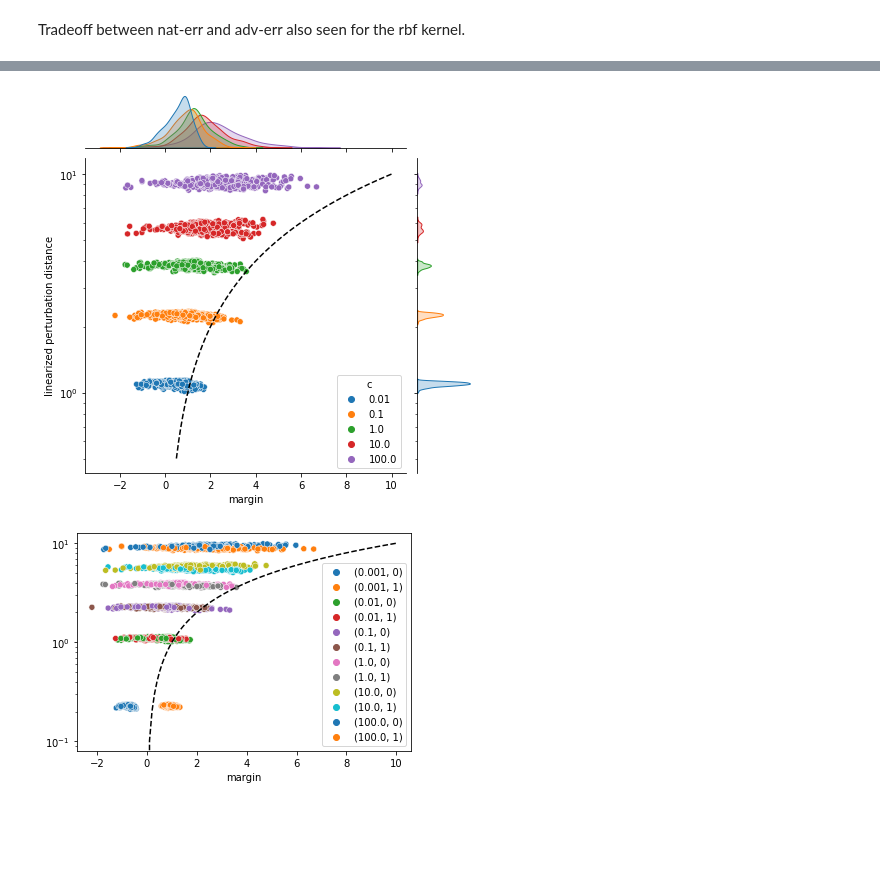
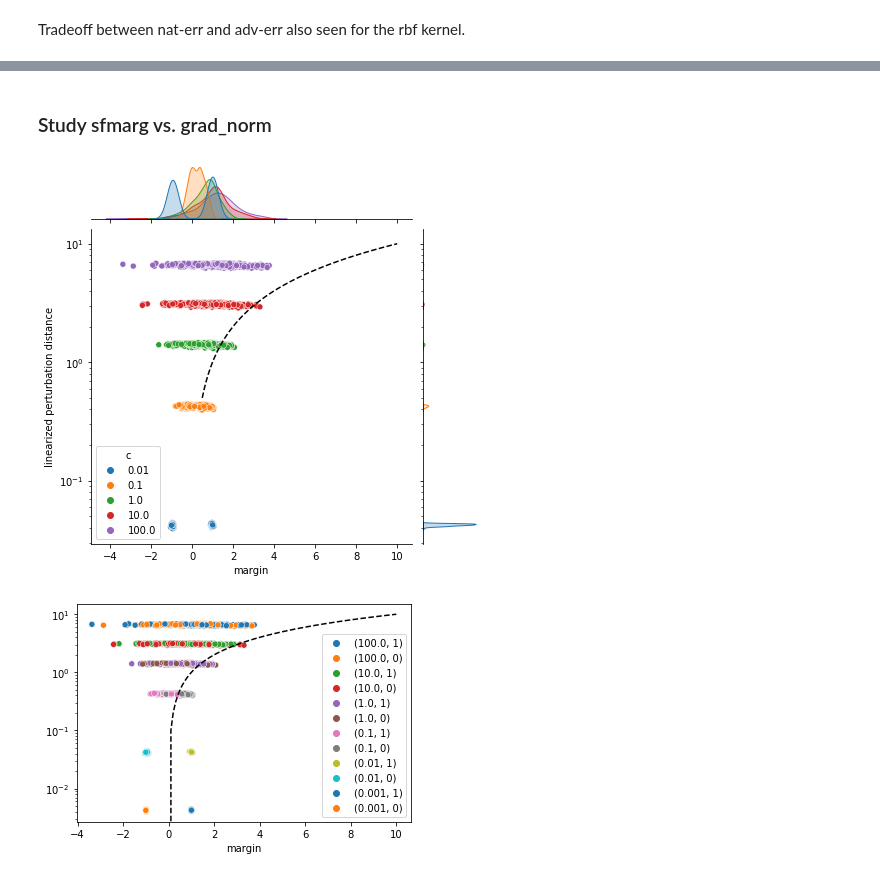
Before and after one commit to GilgameshxZero/adversarial-ntks, a Jupyter notebook: notebooks/svm/svm-tradeoff.ipynb, the cells around one changed output, grey strips where cells are left out. Cells and saved outputs as stored; diff of their text form; code cells hidden in the pictures; blank space fills up the shorter version.

Commit message:
Some very interesting results!

```diff
--- a/notebooks/svm/svm-tradeoff.ipynb
+++ b/notebooks/svm/svm-tradeoff.ipynb
@@ -116,6 +119,8 @@ def eval_ds(
 ) -> Dict:
     res_dict = dict(
         ds_name=ds.name,
+        xs=ds.xs,
+        ys=ds.ys,
     )
 
     res_dict["accs"] = accs_by_cls(clf=clf, ds=ds)
@@ -162,7 +167,7 @@ def eval_clf(
     ))
     if verbose: print_dict(res_dict)
 
-    res_dict["norm"] = float(jthunder.norm(clf))
+    res_dict["norm"] = np.sqrt(jthunder.norm2(clf))
     if verbose: print(f"norm={res_dict['norm']}")
 
     res_dict["ds_results"] = []
@@ -266,15 +191,7 @@ CUR_KEY = "svm-linear"
 RESULTS[CUR_KEY] = []
 print(f"Running {CUR_KEY}...")
 
-EVAL_KWARGS = dict(
-    attack_eps=2.0,
-    pgd_step_size=2.0/10,
-    pgd_num_steps=20,
-    batch_size=512,
-    verbose=True
-)
-
-for c in [1e-6, 2e-6]:# 4e-6, 8e-6, 1e-5, 2e-5, 1e-4, 1e-3, 1e-2, 1e-1]:
+for c in [4e-6, 8e-6, 1e-5, 2e-5, 1e-4, 1e-3, 1e-2, 1e-1]:
     clf = thundersvm.SVC(kernel="linear", C=c)
     clf.fit(MNIST_TRAIN.xs[:1000], MNIST_TRAIN.ys[:1000])
 
@@ -459,16 +458,19 @@ Tradeoff between nat-err and adv-err also seen for the rbf kernel.
 # %%
 res_dfs = []
 for res_dict in RESULTS["svm-rbf"]:
-    cur_df = pd.DataFrame(dict(
-        margin=res_dict["test_margins"],
-        grad_norm=res_dict["test_grad_norms"],
-        attack_eps=res_dict["attack_eps"],
-        y=res_dict["test_ys"],
-        test=True,
-        c=res_dict["c"]
-    ))
-    res_dfs.append(cur_df)
+    for ds_dict in res_dict["ds_results"]:
+        cur_df = pd.DataFrame(dict(
+            margin=ds_dict["sfmargs"],
+            grad_norm=ds_dict["grad_norms"],
+            y=ds_dict["ys"],
+            ds_name=ds_dict["ds_name"],
+            attack_eps=res_dict["attack_eps"],
+            c=res_dict["c"],
+            norm=res_dict["norm"],
+            gam=res_dict["gam"],
+        ))
+        res_dfs.append(cur_df)
 
-svm_df = pd.concat(res_dfs, ignore_index=True)
-svm_df
+df = pd.concat(res_dfs, ignore_index=True)
+df
 # %% [output]
@@ -488,7 +490,12 @@ svm_df
+# %% [markdown]
+### Study sfmarg vs. grad_norm
 # %%
-sub_df = svm_df[(svm_df.c >= 0.01)]
+sub_df = df[df.ds_name == "mnist-test[:512]"]
+sub_df = sub_df[(sub_df.c >= 0.01)]
+
 #hues = pd.Series(zip(sub_df.c, sub_df.y), index=sub_df.index, dtype="category")
 jplt = sns.jointplot(
+    ax=ax,
     x=sub_df.margin,
     y=sub_df.grad_norm * sub_df.attack_eps,
     hue=sub_df.c.astype("category"),
@@ -502,17 +509,21 @@ jplt.ax_joint.plot(
 jplt.ax_joint.set_ylabel("linearized perturbation distance");
 plt.yscale("log");
 # %% [output]
-[figure, old version]
+[figure, new version]
 # %%
-sub_df = svm_df[(svm_df.c <= 0.001) | (svm_df.c >= 0.01)]
+sub_df = df[df.ds_name == "mnist-test[:512]"]
+sub_df = sub_df[(sub_df.c <= 0.001) | (sub_df.c >= 0.01)]
+
 hues = pd.Series(zip(sub_df.c, sub_df.y), index=sub_df.index, dtype="category")
+hues.cat.set_categories(new_categories=hues.cat.categories[::-1], ordered=True, inplace=True)
+
 splt = sns.scatterplot(x=sub_df.margin, y=sub_df.grad_norm * sub_df.attack_eps, hue=hues, palette=sns.color_palette(n_colors=hues.nunique()));
 splt.plot(
     np.linspace(0, 10, 100),
     np.linspace(0, 10, 100),
     '--', color="black",
     label="robustness threshold"
 );
 plt.yscale("log");
 # %% [output]
-[figure, old version]
+[figure, new version]
```
Also changed, not shown: parts of 31 cells of this notebook.
